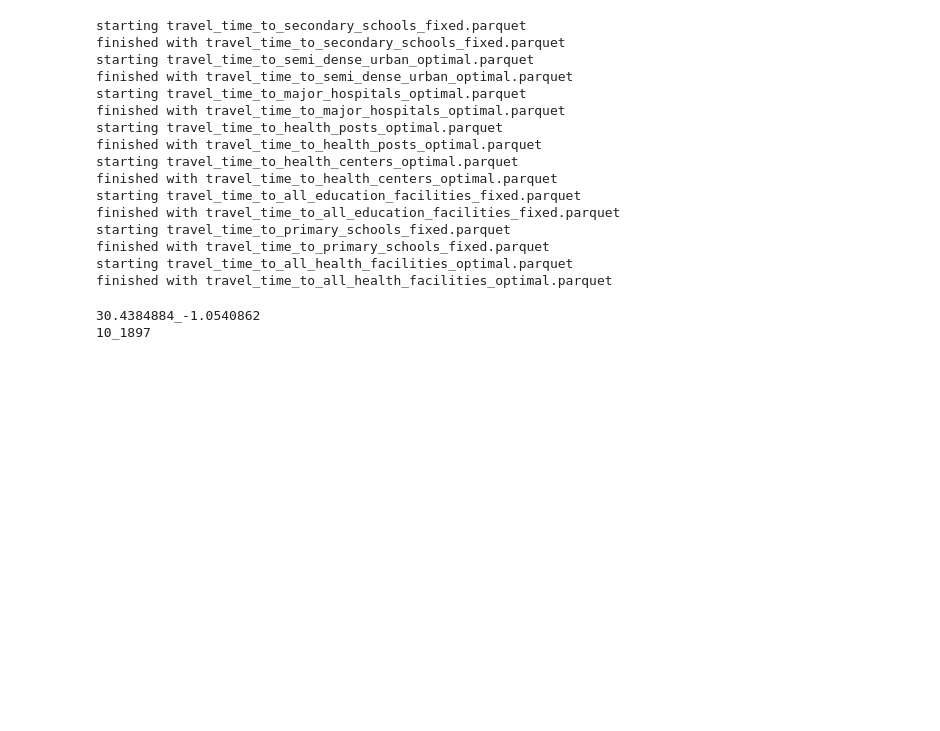
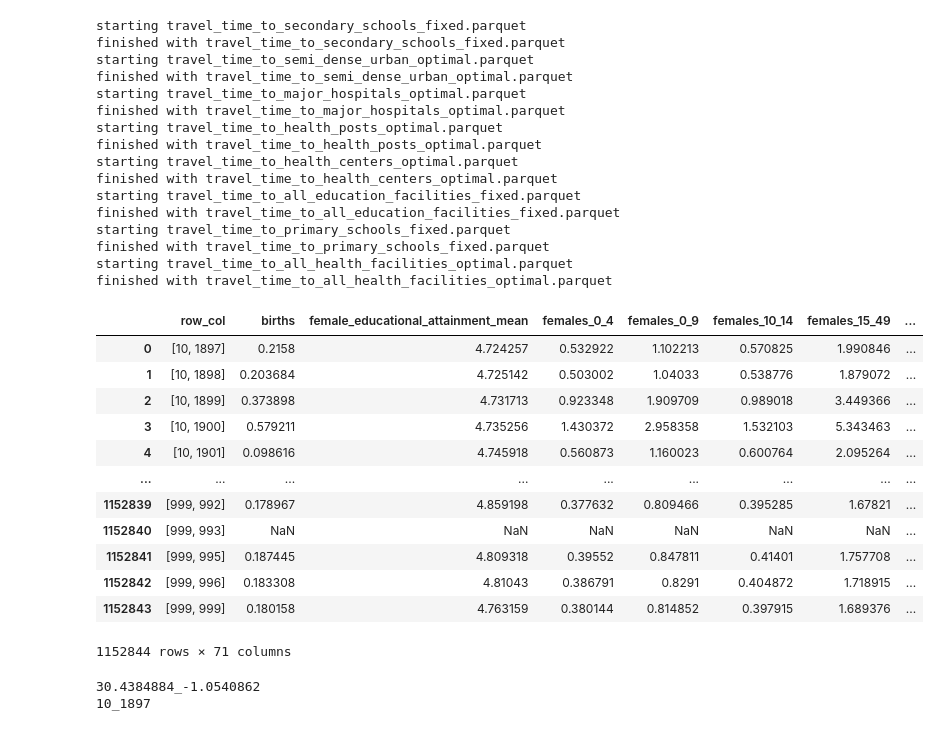
Before and after one commit to bridgestoprosperity/fika-map, a Jupyter notebook: data-prep/hex-data.ipynb, the cells around one changed output. Saved outputs shown, nothing was run; the diff lists cells and outputs as text; code cells hidden in the pictures; blank space fills up the shorter version.

```diff
--- a/data-prep/hex-data.ipynb
+++ b/data-prep/hex-data.ipynb
@@ -96,6 +96,22 @@ travel_time_merged.crs = "EPSG:4326"
 
 # drop x_ras_y_ras column
 travel_time_merged = travel_time_merged.drop(['x_ras_y_ras'], axis=1)
+# %%
+travel_time_merged
+# %% [output]
+|  | row_col | births | female_educational_attainment_mean | females_0_4 | females_0_9 | females_10_14 | females_15_49 | ... |
+| 0 | [10, 1897] | 0.2158 | 4.724257 | 0.532922 | 1.102213 | 0.570825 | 1.990846 | ... |
+| 1 | [10, 1898] | 0.203684 | 4.725142 | 0.503002 | 1.04033 | 0.538776 | 1.879072 | ... |
+| 2 | [10, 1899] | 0.373898 | 4.731713 | 0.923348 | 1.909709 | 0.989018 | 3.449366 | ... |
+| 3 | [10, 1900] | 0.579211 | 4.735256 | 1.430372 | 2.958358 | 1.532103 | 5.343463 | ... |
+| 4 | [10, 1901] | 0.098616 | 4.745918 | 0.560873 | 1.160023 | 0.600764 | 2.095264 | ... |
+| ... | ... | ... | ... | ... | ... | ... | ... | ... |
+| 1152839 | [999, 992] | 0.178967 | 4.859198 | 0.377632 | 0.809466 | 0.395285 | 1.67821 | ... |
+| 1152840 | [999, 993] | NaN | NaN | NaN | NaN | NaN | NaN | ... |
+| 1152841 | [999, 995] | 0.187445 | 4.809318 | 0.39552 | 0.847811 | 0.41401 | 1.757708 | ... |
+| 1152842 | [999, 996] | 0.183308 | 4.81043 | 0.386791 | 0.8291 | 0.404872 | 1.718915 | ... |
+| 1152843 | [999, 999] | 0.180158 | 4.763159 | 0.380144 | 0.814852 | 0.397915 | 1.689376 | ... |
+1152844 rows × 71 columns
 # %%
 travel_time_merged_proof = travel_time_merged.copy()
 # %%
```
Also changed, not shown: parts of 15 cells of this notebook, 10 other files.
